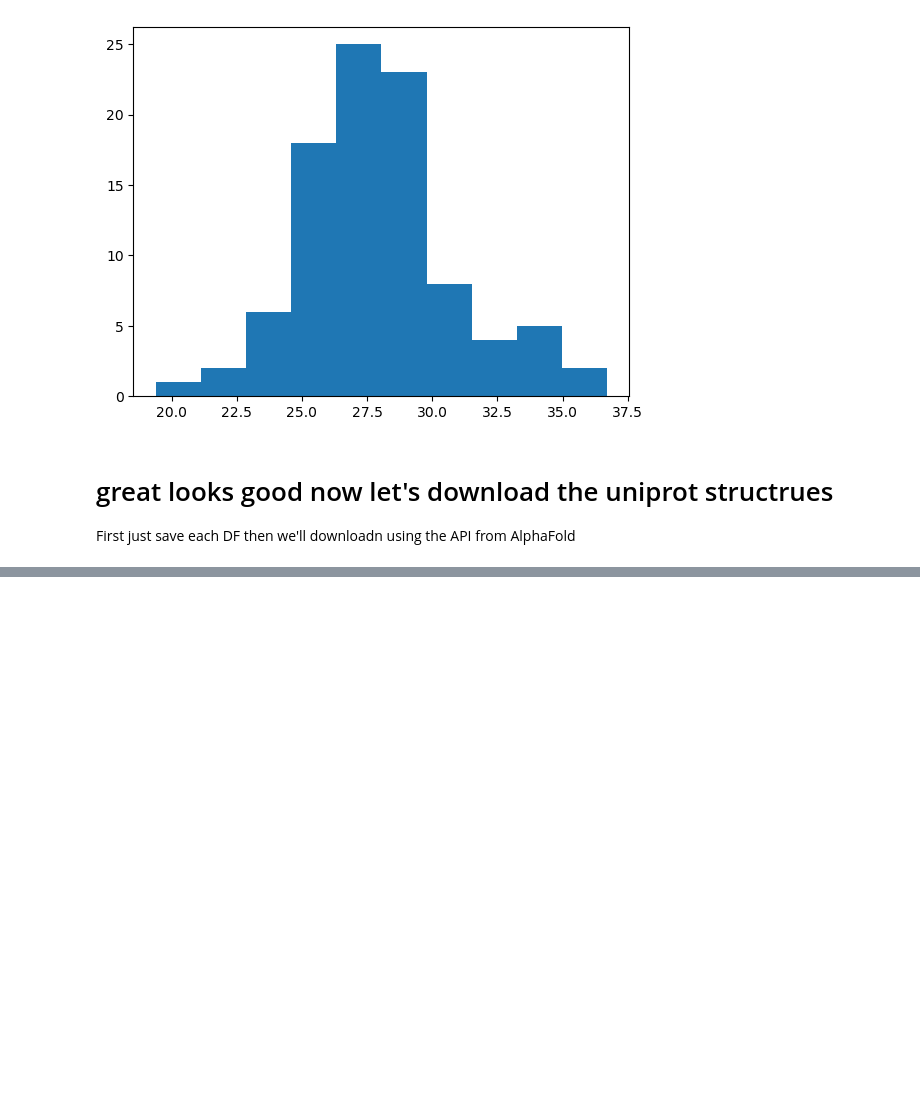
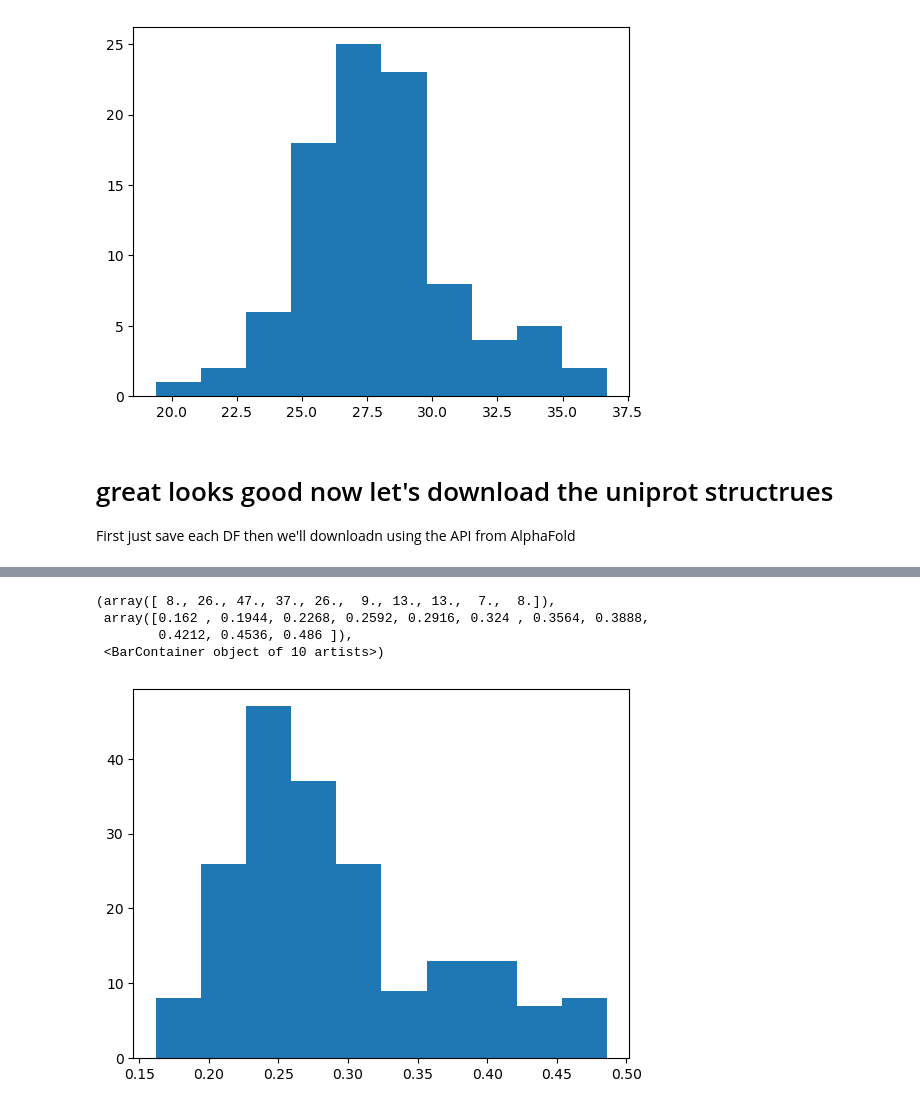
Before and after one commit to WRiegs/Squidly, a Jupyter notebook: enzyme_datasets_benchmark/StructureSequenceSimilarity.ipynb, the cells around one changed output, grey strips where cells are left out. Cells and saved outputs as stored; diff of their text form; code cells hidden in the pictures; blank space fills up the shorter version.

```diff
--- a/enzyme_datasets_benchmark/StructureSequenceSimilarity.ipynb
+++ b/enzyme_datasets_benchmark/StructureSequenceSimilarity.ipynb
@@ -135,0 +338,10 @@ train_seqs.to_csv('Low30_mmseq_ID_exp_subset_train.csv', index=False)
+# %%
+import matplotlib.pyplot as plt
+
+plt.hist(low_structure_homology['homology'].values)
+# %% [output]
+(array([ 8., 26., 47., 37., 26.,  9., 13., 13.,  7.,  8.]),
+ array([0.162 , 0.1944, 0.2268, 0.2592, 0.2916, 0.324 , 0.3564, 0.3888,
+        0.4212, 0.4536, 0.486 ]),
+ <BarContainer object of 10 artists>)
+[figure, added]
```
Also changed, not shown: parts of 18 cells of this notebook.
